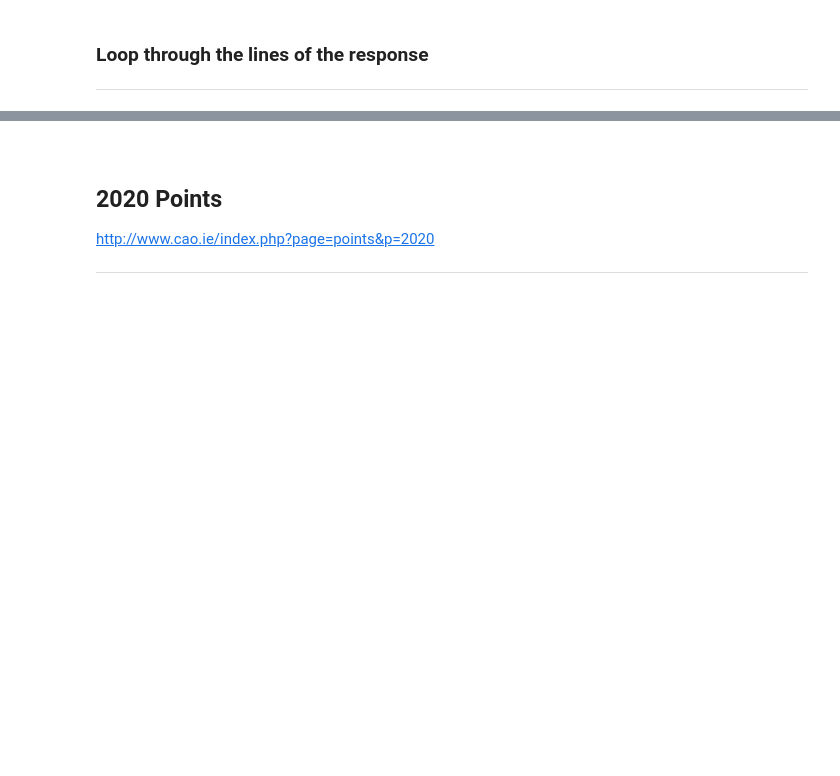
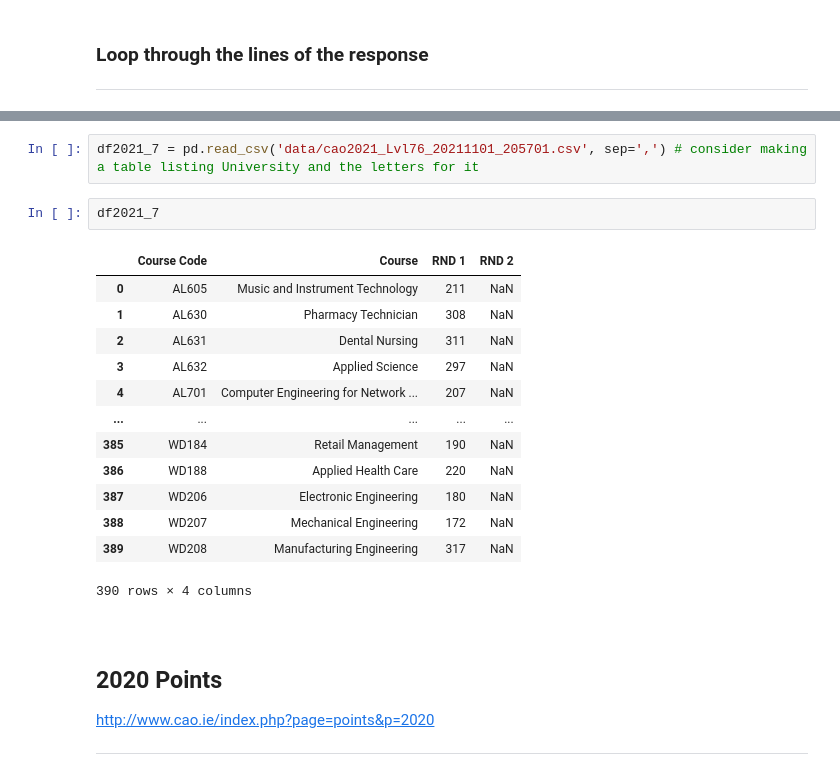
Before and after one commit to conor-mccaffrey/cao-points, a Jupyter notebook: cao-points-analysis.ipynb, the cells around one changed output, grey strips where cells are left out. Drawn from its saved outputs; the diff is of its cells as text; blank space fills up the shorter version.

```diff
--- a/cao-points-analysis.ipynb
+++ b/cao-points-analysis.ipynb
@@ -132,3 +224,21 @@ We need to separate points in this file
+# %%
+df2021_7 = pd.read_csv('data/cao2021_Lvl76_20211101_205701.csv', sep=',') # consider making a table listing University and the letters for it
+# %%
+df2021_7
+# %% [output]
+|  | Course Code | Course | RND 1 | RND 2 |
+| 0 | AL605 | Music and Instrument Technology | 211 | NaN |
+| 1 | AL630 | Pharmacy Technician | 308 | NaN |
+| 2 | AL631 | Dental Nursing | 311 | NaN |
+| 3 | AL632 | Applied Science | 297 | NaN |
+| 4 | AL701 | Computer Engineering for Network ... | 207 | NaN |
+| ... | ... | ... | ... | ... |
+| 385 | WD184 | Retail Management | 190 | NaN |
+| 386 | WD188 | Applied Health Care | 220 | NaN |
+| 387 | WD206 | Electronic Engineering | 180 | NaN |
+| 388 | WD207 | Mechanical Engineering | 172 | NaN |
+| 389 | WD208 | Manufacturing Engineering | 317 | NaN |
+390 rows × 4 columns
 # %% [markdown]
 <br>
 
```
Also changed, not shown: parts of 18 cells of this notebook, 19 other files.
